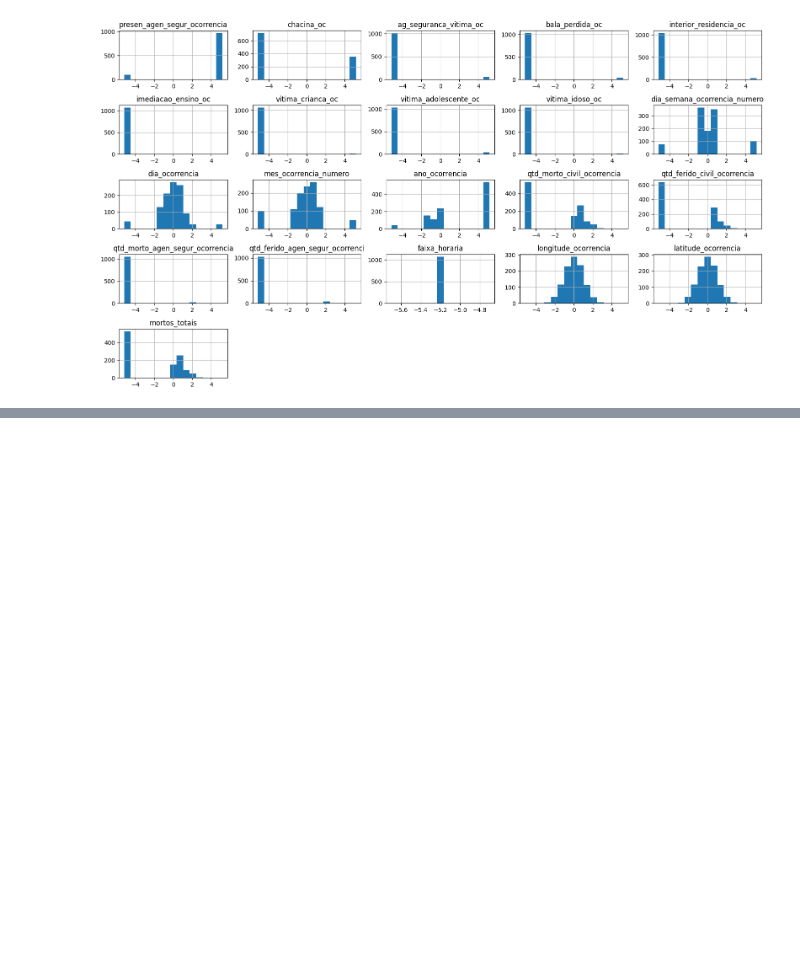
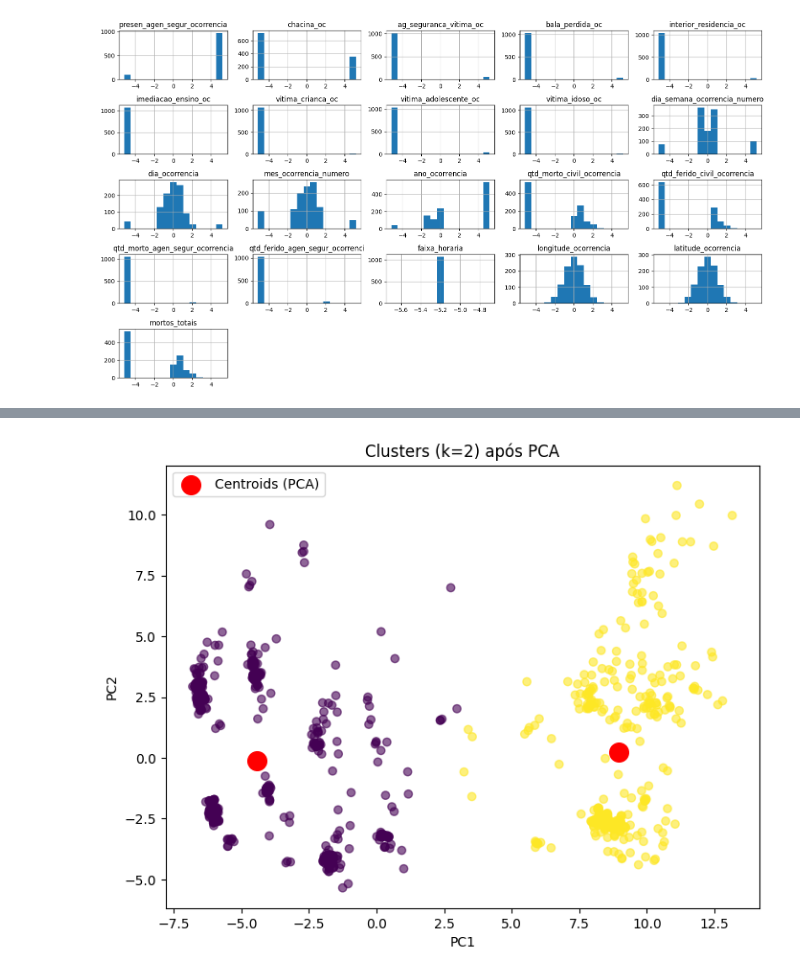
Before and after one commit to bakudas/validacao-modelos-clusterizacao, a Jupyter notebook: pd_validacao_modelos_clusterizacao.ipynb, the cells around one changed output, grey strips where cells are left out. Saved outputs shown, nothing was run; the diff lists cells and outputs as text; code cells hidden in the pictures; blank space fills up the shorter version.

```diff
--- a/pd_validacao_modelos_clusterizacao.ipynb
+++ b/pd_validacao_modelos_clusterizacao.ipynb
@@ -686 +682,31 @@ Para n_clusters = 7:
 ... (4 outputs left out)
+# %%
+from sklearn.decomposition import PCA
+
+# X é um array de forma
+k = 2
+kmeans = KMeans(n_clusters=k, random_state=42)
+labels = kmeans.fit_predict(X)
+
+# Reduz para 2 componentes principais
+pca = PCA(n_components=2)
+X_pca = pca.fit_transform(X)  # shape (n_amostras, 2)
+
+# Plotando em 2D
+plt.figure(figsize=(8, 6))
+plt.scatter(X_pca[:, 0], X_pca[:, 1], c=labels, cmap='viridis', alpha=0.6)
+
+# Plotar centróides "aproximados" em PCA (não exatamente os centróides no espaço original, mas transformados):
+centers = kmeans.cluster_centers_     # centróides no espaço original
+centers_pca = pca.transform(centers)  # projeta centróides no espaço PCA
+plt.scatter(centers_pca[:, 0], centers_pca[:, 1],
+            c='red', marker='o', s=200,
+            label='Centroids (PCA)')
+
+plt.title(f"Clusters (k={k}) após PCA")
+plt.xlabel("PC1")
+plt.ylabel("PC2")
+plt.legend()
+plt.show()
+# %% [output]
+[figure, added]
```
Also changed, not shown: parts of 13 cells of this notebook.
